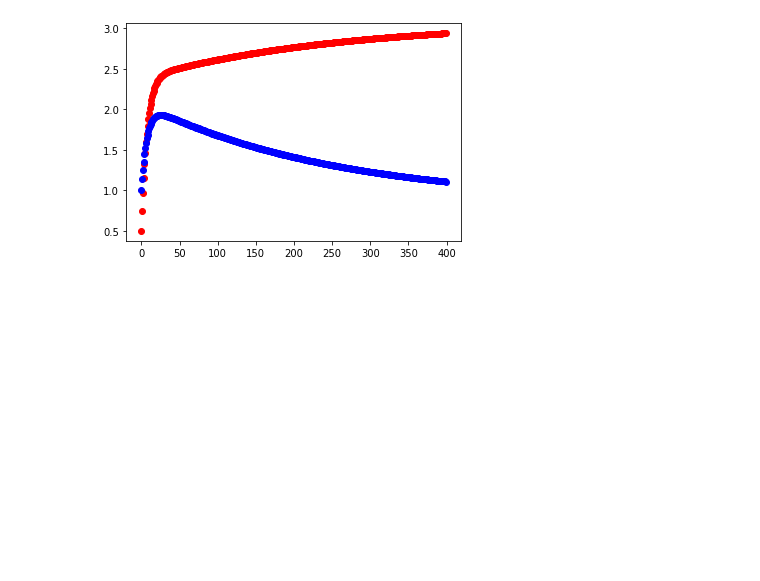
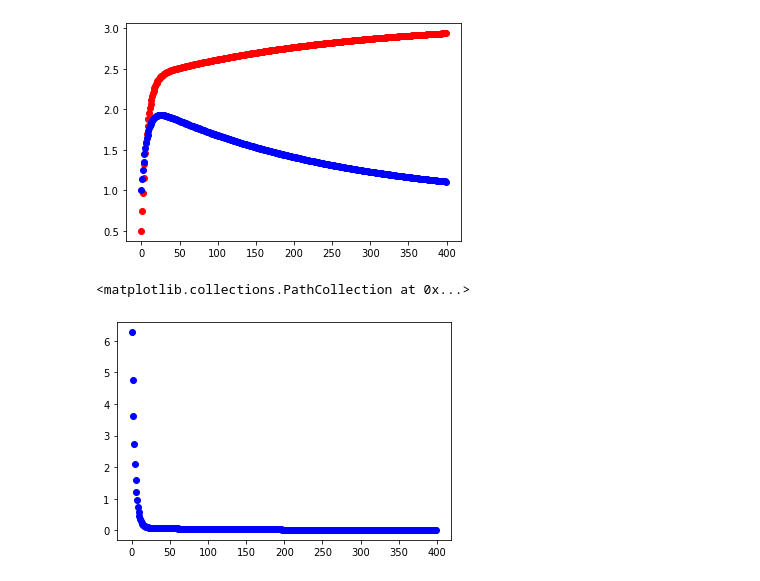
Before and after one commit to csm-kr/class_machine_learning, a Jupyter notebook: assignment02.ipynb, the cells around one changed output. Drawn from its saved outputs; the diff is of its cells as text; code cells hidden in the pictures; blank space fills up the shorter version.

Commit message:
plotting the energy values

```diff
--- a/assignment02.ipynb
+++ b/assignment02.ipynb
@@ -118,3 +118,8 @@ plt.scatter(x_, theta_1_list, c='b')
 # %% [output]
 <matplotlib.collections.PathCollection at 0x...>
 [figure]
+# %%
+plt.scatter(x_, loss_list, c='b')
+# %% [output]
+<matplotlib.collections.PathCollection at 0x...>
+[figure, added]
```
